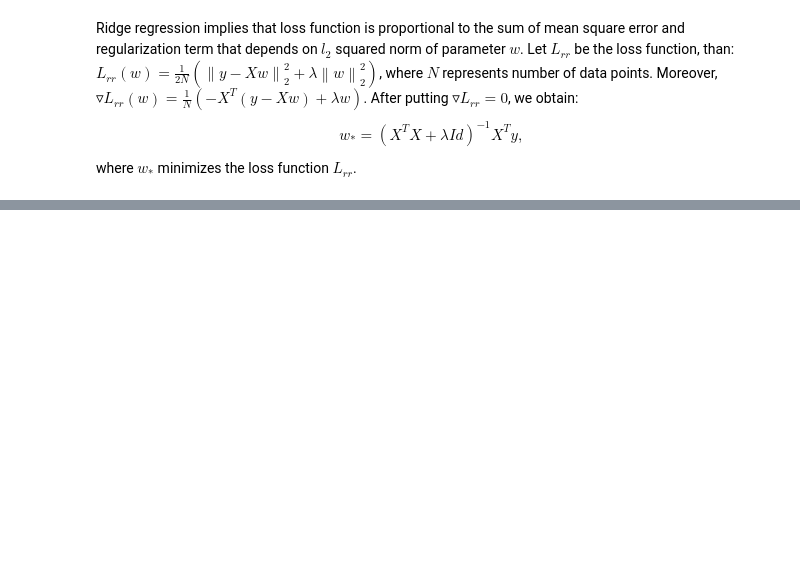
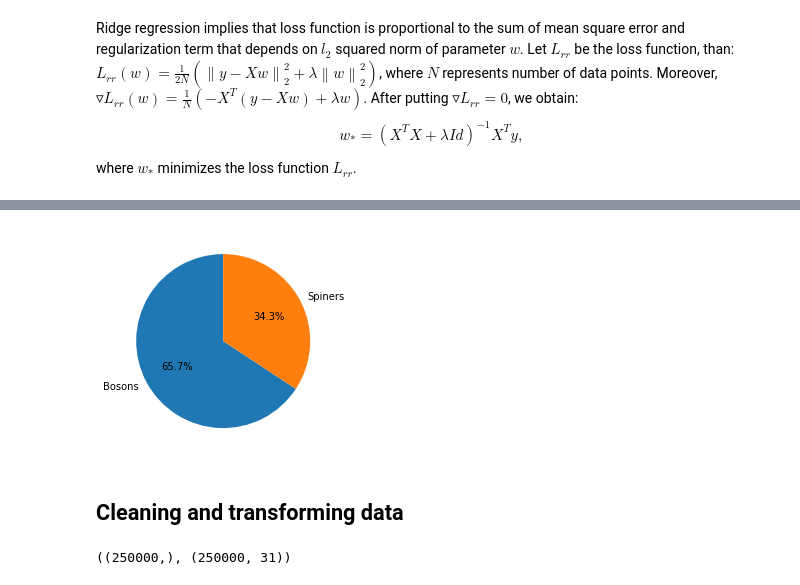
Before and after one commit to Tesa27/ML_project1, a Jupyter notebook: implementations.ipynb, the cells around one changed output, grey strips where cells are left out. Cells and saved outputs as stored; diff of their text form; code cells hidden in the pictures; blank space fills up the shorter version.

```diff
--- a/implementations.ipynb
+++ b/implementations.ipynb
@@ -80,0 +320,31 @@ def reg logistic regression(y, tx, lambda_ ,initial w, max_iters, gamma):
+# %%
+def plot_balance(x,y):
+    labels = ['Bosons', 'Spiners']
+    sizes = [x,y]
+    plt.pie(sizes, labels=labels, autopct='%1.1f%%', startangle=90)
+    plt.show()
+
+plot_balance(boson.shape[0], spiner.shape[0])
+# %% [output]
+[figure, added]
+# %% [markdown]
+## Cleaning and transforming data
+# %%
+def transform_output_into_binary(y):
+    a, b = np.unique(y)
+    category = lambda x : int(x==a)
+    new_y = np.array([category(i) for i in y])
+    return new_y
+
+def add_const_attribute(X):
+    N, _ = X.shape
+    tx = np.concatenate((np.ones((N, 1)), X), axis=1)
+    return tx
+
+y = transform_output_into_binary(train_data['Prediction'].values)
+categorical_attr = train_data['PRI_jet_num'].values
+tx = add_const_attribute(train_data.drop(['Prediction', 'Id'], axis=1).values)
+
+y.shape, tx.shape
+# %% [output]
+((250000,), (250000, 31))
```
Also changed, not shown: parts of 36 cells of this notebook.
